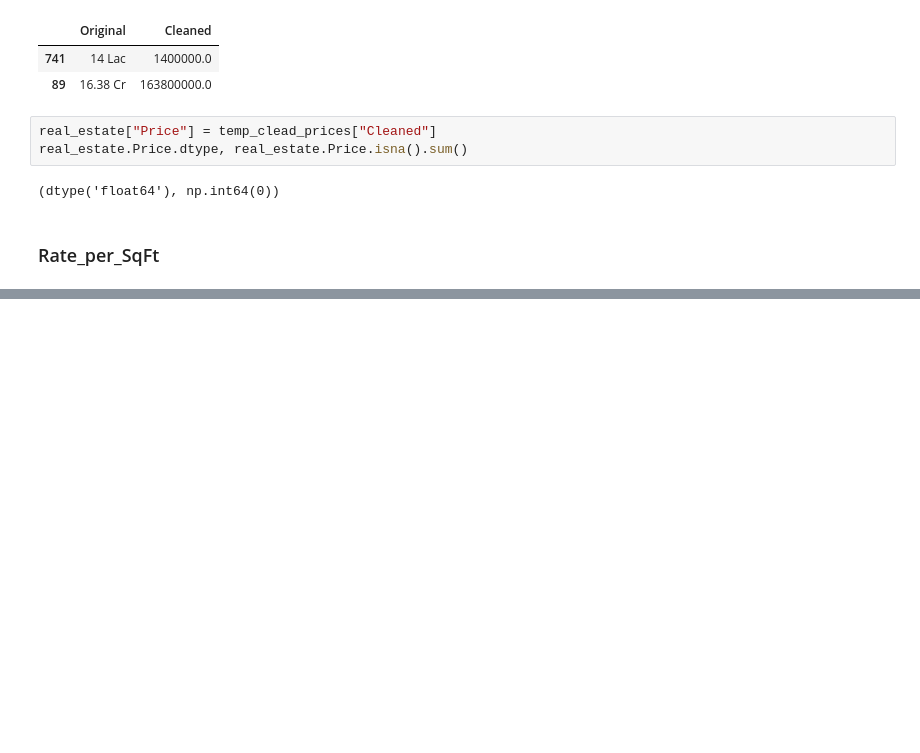
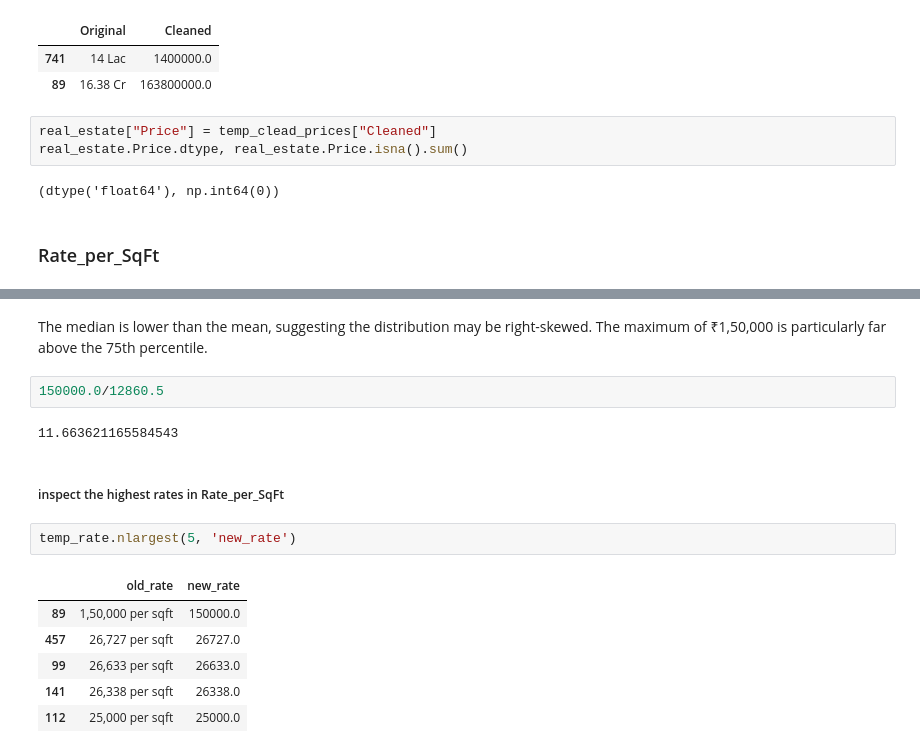
Before and after one commit to Omkesh-Bash/pune-real-estate-data-cleaning, a Jupyter notebook: notebooks/Pune_Real_Estate_Data_Cleaning.ipynb, the cells around one changed output, grey strips where cells are left out. Saved outputs shown, nothing was run; the diff lists cells and outputs as text; blank space fills up the shorter version.

```diff
--- a/notebooks/Pune_Real_Estate_Data_Cleaning.ipynb
+++ b/notebooks/Pune_Real_Estate_Data_Cleaning.ipynb
@@ -401,0 +460,17 @@ real_estate.Price.dtype, real_estate.Price.isna().sum()
+# %% [markdown]
+The median is lower than the mean, suggesting the distribution may be right-skewed. The maximum of ₹1,50,000 is particularly far above the 75th percentile.
+# %%
+150000.0/12860.5
+# %% [output]
+11.663621165584543
+# %% [markdown]
+##### inspect the highest rates in Rate_per_SqFt
+# %%
+temp_rate.nlargest(5, 'new_rate')
+# %% [output]
+|  | old_rate | new_rate |
+| 89 | 1,50,000 per sqft | 150000.0 |
+| 457 | 26,727 per sqft | 26727.0 |
+| 99 | 26,633 per sqft | 26633.0 |
+| 141 | 26,338 per sqft | 26338.0 |
+| 112 | 25,000 per sqft | 25000.0 |
```
Also changed, not shown: parts of 14 cells of this notebook.
